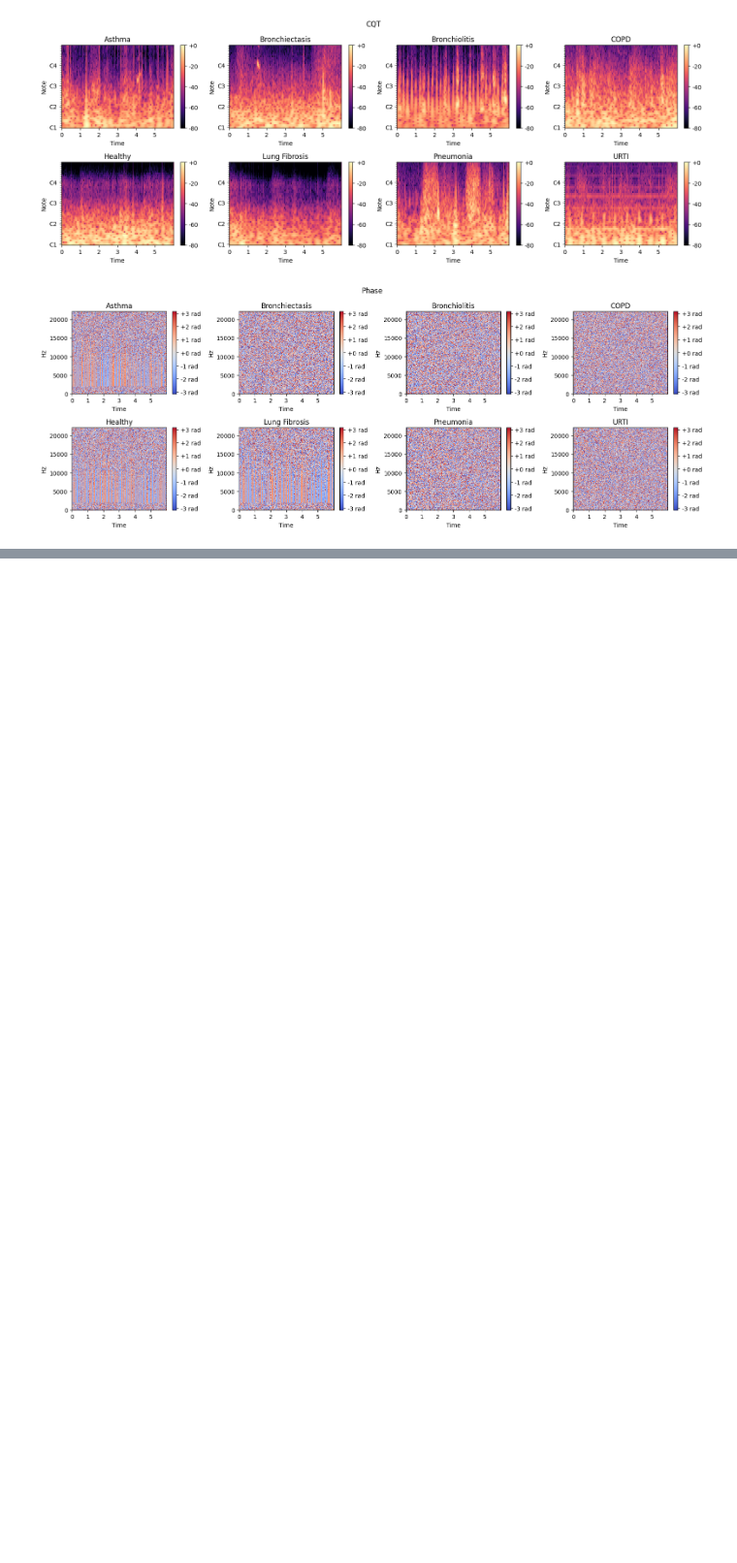
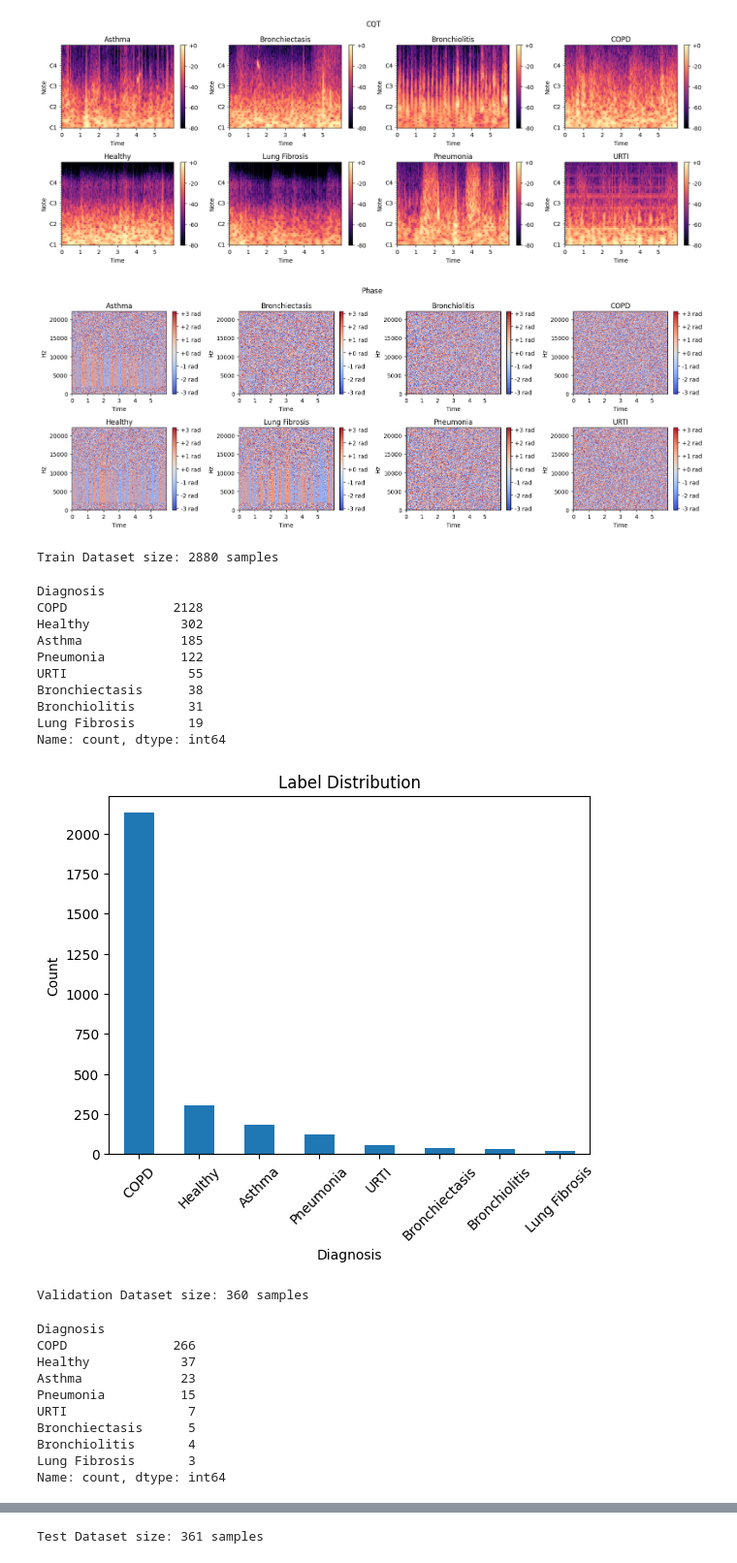
Before and after one commit to RafaelGAT108/IA901_Project, a Jupyter notebook: notebooks/3_transforms_analysis.ipynb, the cells around one changed output, grey strips where cells are left out. Shown at 97% size. Saved outputs shown, nothing was run; the diff lists cells and outputs as text; code cells hidden in the pictures; blank space fills up the shorter version.

Commit message:
Added the LungSoundDataModule

```diff
--- a/notebooks/3_transforms_analysis.ipynb
+++ b/notebooks/3_transforms_analysis.ipynb
@@ -43,7 +43,7 @@ WINDOW_LENGTH = 6   # seconds
 data_transforms = Compose([
     Resample(target_sr=TARGET_SR),
     Window(window_length=WINDOW_LENGTH),
-    Normalize(),
+    NormalizeAudio(),
     Spectrogram(n_fft=2048, hop_length=512),
 ])
 # %%
@@ -228,3 +228,39 @@ Class: URTI, idx: 389
 [figure]
 [figure]
 [figure]
+# %%
+train_dataset = CombinedLungSoundDataset(data_path, "train", classes=SELECTED_CLASSES, transform=data_transforms)
+print(f"Train Dataset size: {len(train_dataset)} samples")
+plot_label_distribution(train_dataset)
+
+val_dataset = CombinedLungSoundDataset(data_path, "val", classes=SELECTED_CLASSES, transform=data_transforms)
+print(f"Validation Dataset size: {len(val_dataset)} samples")
+plot_label_distribution(val_dataset)
+
+test_dataset = CombinedLungSoundDataset(data_path, "test", classes=SELECTED_CLASSES, transform=data_transforms)
+print(f"Test Dataset size: {len(test_dataset)} samples")
+plot_label_distribution(test_dataset)
+# %% [output]
+Train Dataset size: 2880 samples
+Diagnosis
+COPD              2128
+Healthy            302
+Asthma             185
+Pneumonia          122
+URTI                55
+Bronchiectasis      38
+Bronchiolitis       31
+Lung Fibrosis       19
+Name: count, dtype: int64
+[figure, added]
+Validation Dataset size: 360 samples
+Diagnosis
+COPD              266
+Healthy            37
+Asthma             23
+Pneumonia          15
+URTI                7
+Bronchiectasis      5
+Bronchiolitis       4
+Lung Fibrosis       3
+Name: count, dtype: int64
@@ -230,0 +268 @@ Class: URTI, idx: 389
+Test Dataset size: 361 samples
```
Also changed, not shown: parts of 3 cells of this notebook, 5 other files.
